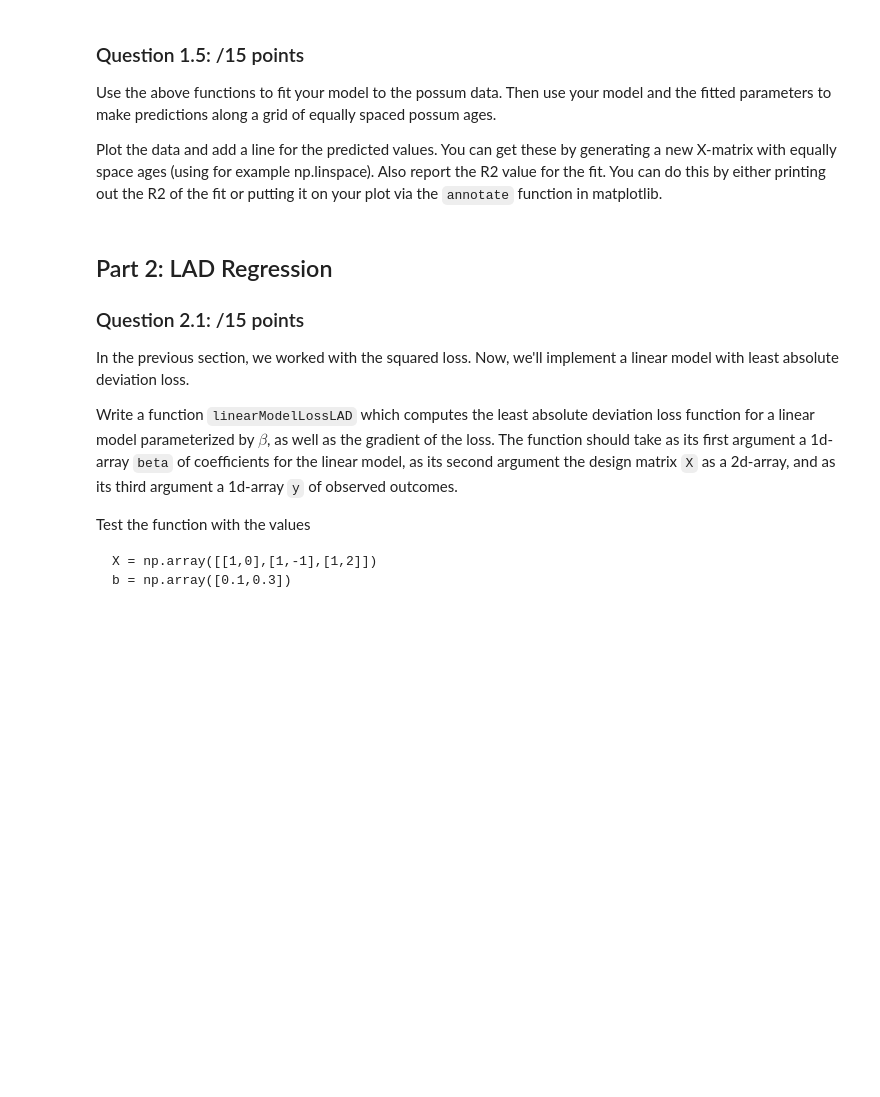
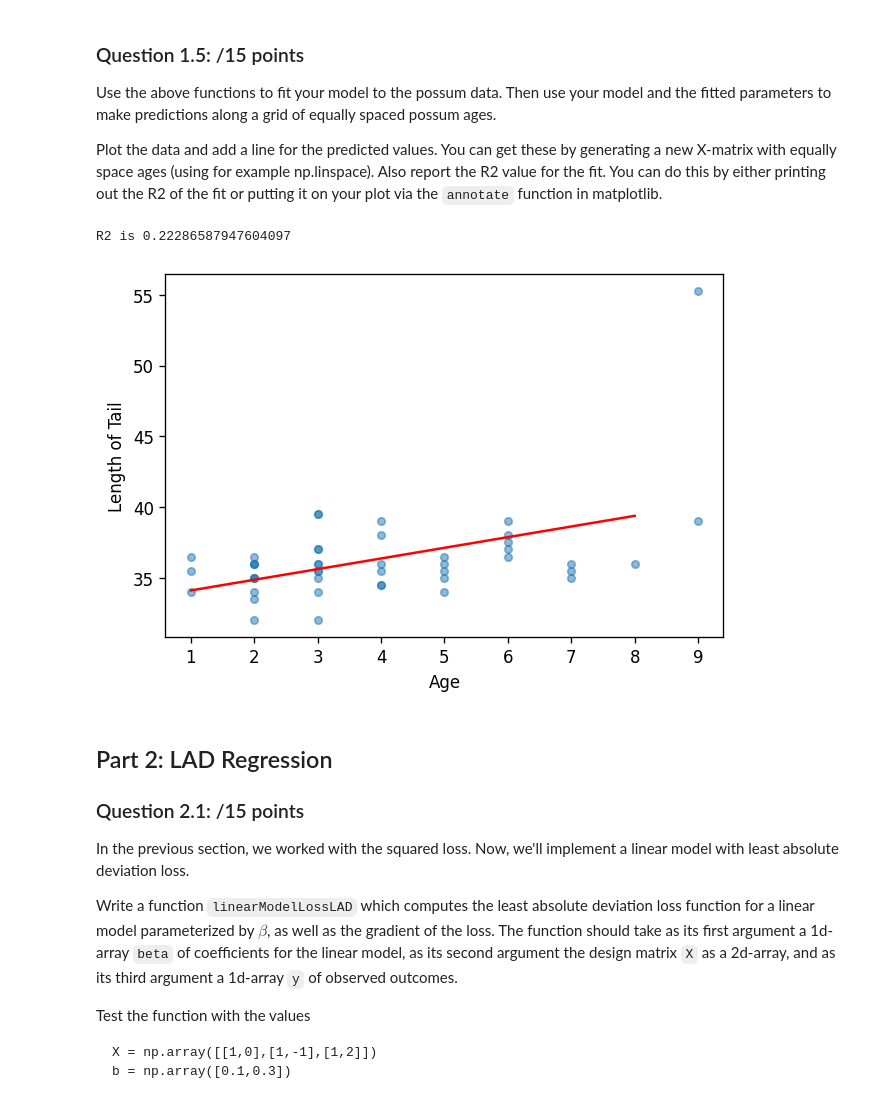
Before and after one commit to zzhu247/CS4414, a Jupyter notebook: assignment_1.ipynb, the cells around one changed output. Cells and saved outputs as stored; diff of their text form; code cells hidden in the pictures; blank space fills up the shorter version.

````diff
--- a/assignment_1.ipynb
+++ b/assignment_1.ipynb
@@ -80,7 +83,7 @@ What is the dimensionality of the numpy-array that you get back?
 Hint:  Read the documentation for `np.dot` or the `@` operator in `numpy`.
 # %%
 def linearModelPredict(b,X):
-    yp = np.dot(X, b.T)
+    yp = X @ b
     return yp
 # Always important: Test the new function you have written!
 
@@ -136,14 +131,3 @@ y = np.array([0,0.4,2])
 ```
 
 Report best parameters and the fitted R2
-# %%
-def linearModelFit(X,y,lossfcn = linearModelLossRSS):
-  result = so.minimize(linearModelLossRSS(b,X,y),[1,0],args = (X, y), jac = True)
-  esitimated_beta = result.x
-  R2 = 1 - ((linearModelLossRSS(b,X,y))/(np.sum((y - np.average(y))**2)))
-  return (estimated_betas,R2)
-
-X = np.array([[1,0],[1,-1],[1,2]])
-b = np.array([0.1,0.3])
-y = np.array([0,0.4,2])
-print(linearModelFit(X,y,lossfcn = linearModelLossRSS))
@@ -152,3 +134,14 @@ TypeError: ignored
+# %%
+def linearModelFit(X,y,lossfcn = linearModelLossRSS):
+    nrows,ncols = X.shape
+    betas=np.zeros((ncols,1))
+    RES = so.minimize(lossfcn,betas,args=(X,y),jac=True)
+    estimated_betas=RES.x # Results
+    res = y-np.mean(y)
+    TSS = sum(res**2)
+    RSS,deriv = linearModelLossRSS(estimated_betas,X,y)
+    R2 = 1-RSS/TSS
+    return (estimated_betas,R2)
 # %% [markdown]
 ### Question 1.5: /15 points
 
@@ -158,16 +151,29 @@ Plot the data and add a line for the predicted values. You can get these by gene
 # %%
 # Make the design matrix using np.c_
 # y = ...
 # X =  np.c_[...]
+
+age = possum_data.age.values
+y = possum_data.tailL.values
+X = np.c_[np.ones(age.size),age]
 # Call your fitting function
-
+actual_betas, actual_R2 = linearModelFit(X,y)
 # Create the scatter plot (see question 1.1)
-
+fig, ax = plt.subplots(dpi = 120)
+possum_data.plot.scatter(x = 'age', y = 'tailL', alpha = 0.5, ax = ax)
+plt.xlabel("Age")
+plt.ylabel("Length of Tail")
 # Create a new X matrix with equally space data
-
+age_grid = np.arange(age.min(), age.max())
+Xn = np.c_[np.ones(age_grid.size), age_grid]
 # Add the line to the graph
-
+yp=linearModelPredict(actual_betas,Xn)
+ax.plot(age_grid, yp, color = 'red')
 # Report R2
+print("R2 is", actual_R2)
+# %% [output]
+R2 is 0.22286587947604097
+[figure, added]
 # %% [markdown]
 ## Part 2: LAD Regression
 
````
Also changed, not shown: parts of 8 cells of this notebook.
